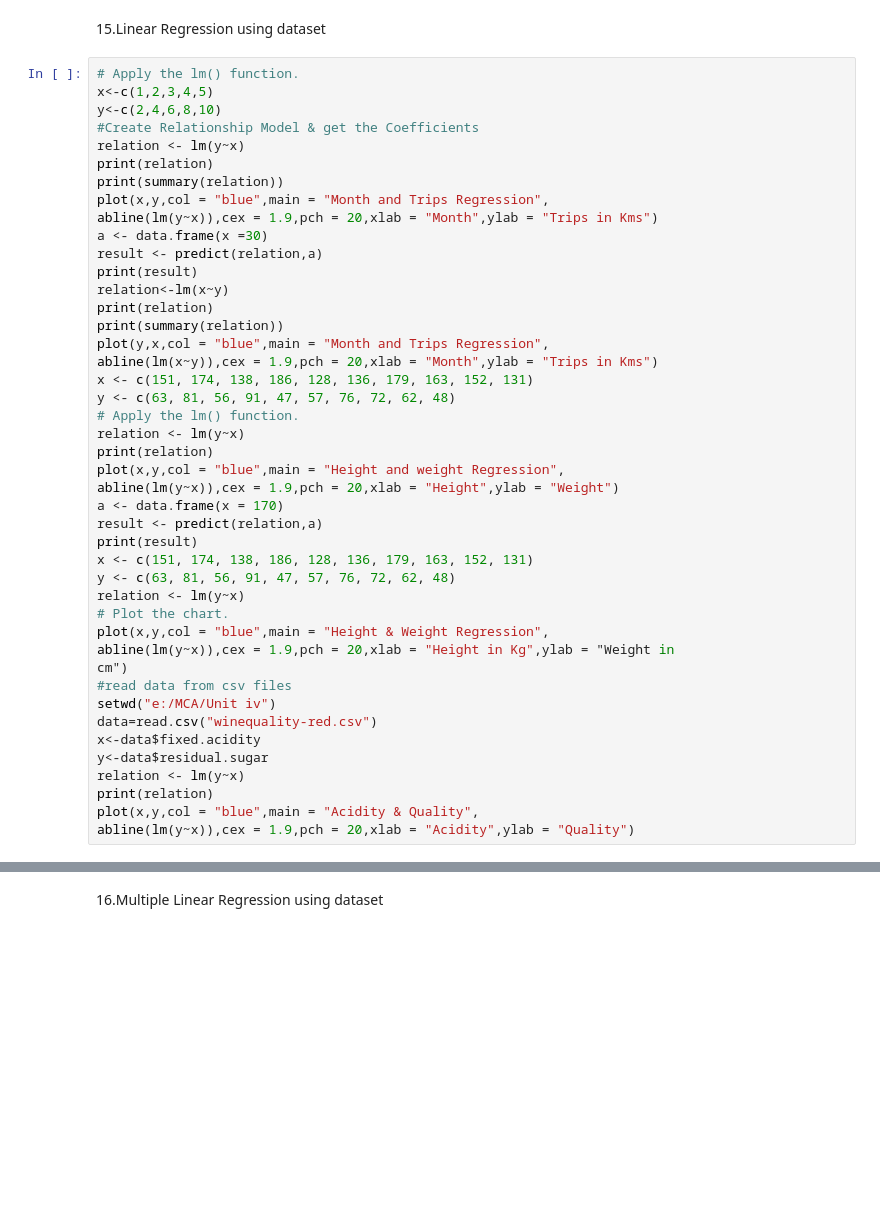
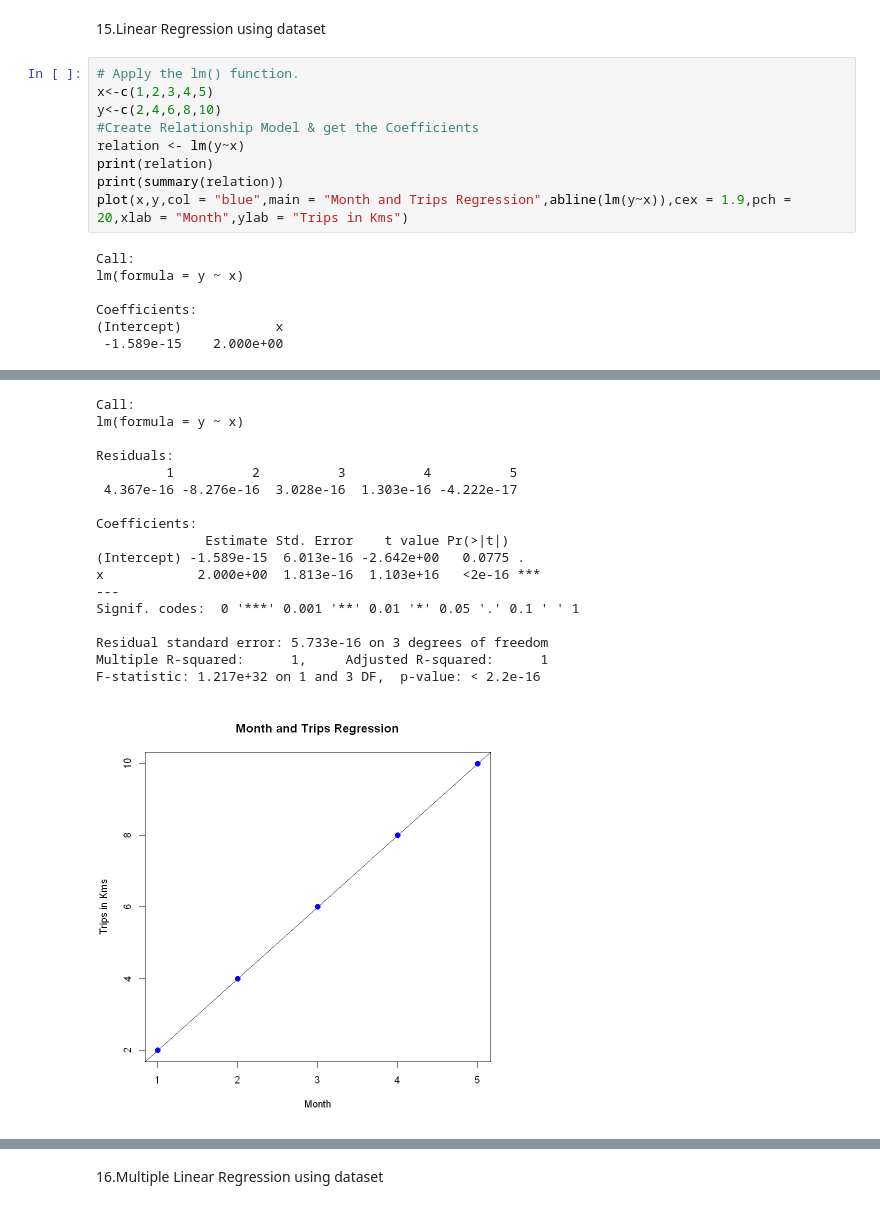
Before and after one commit to apggitsrmv/DataScience_R_Lab, a Jupyter notebook: Lab/Lab Submit/11-19.ipynb, the cells around one changed output, grey strips where cells are left out. Saved outputs shown, nothing was run; the diff lists cells and outputs as text; blank space fills up the shorter version.

```diff
--- a/Lab/Lab Submit/11-19.ipynb
+++ b/Lab/Lab Submit/11-19.ipynb
@@ -152,46 +239,18 @@ print(paste("Mathematical method Correlation coefficient (r):", r))
 # %% [markdown]
 15.Linear Regression using dataset
-# %%
-# Apply the lm() function.
-x<-c(1,2,3,4,5)
-y<-c(2,4,6,8,10)
-#Create Relationship Model & get the Coefficients
-relation <- lm(y~x)
-print(relation)
-print(summary(relation))
-plot(x,y,col = "blue",main = "Month and Trips Regression",
-abline(lm(y~x)),cex = 1.9,pch = 20,xlab = "Month",ylab = "Trips in Kms")
-a <- data.frame(x =30)
-result <- predict(relation,a)
-print(result)
-relation<-lm(x~y)
-print(relation)
-print(summary(relation))
-plot(y,x,col = "blue",main = "Month and Trips Regression",
-abline(lm(x~y)),cex = 1.9,pch = 20,xlab = "Month",ylab = "Trips in Kms")
-x <- c(151, 174, 138, 186, 128, 136, 179, 163, 152, 131)
-y <- c(63, 81, 56, 91, 47, 57, 76, 72, 62, 48)
-# Apply the lm() function.
-relation <- lm(y~x)
-print(relation)
-plot(x,y,col = "blue",main = "Height and weight Regression",
-abline(lm(y~x)),cex = 1.9,pch = 20,xlab = "Height",ylab = "Weight")
-a <- data.frame(x = 170)
-result <- predict(relation,a)
-print(result)
-x <- c(151, 174, 138, 186, 128, 136, 179, 163, 152, 131)
-y <- c(63, 81, 56, 91, 47, 57, 76, 72, 62, 48)
-relation <- lm(y~x)
-# Plot the chart.
-plot(x,y,col = "blue",main = "Height & Weight Regression",
-abline(lm(y~x)),cex = 1.9,pch = 20,xlab = "Height in Kg",ylab = "Weight in
-cm")
-#read data from csv files
-setwd("e:/MCA/Unit iv")
-data=read.csv("winequality-red.csv")
-x<-data$fixed.acidity
-y<-data$residual.sugar
-relation <- lm(y~x)
-print(relation)
-plot(x,y,col = "blue",main = "Acidity & Quality",
-abline(lm(y~x)),cex = 1.9,pch = 20,xlab = "Acidity",ylab = "Quality")
+# %%
+# Apply the lm() function.
+x<-c(1,2,3,4,5)
+y<-c(2,4,6,8,10)
+#Create Relationship Model & get the Coefficients
+relation <- lm(y~x)
+print(relation)
+print(summary(relation))
+plot(x,y,col = "blue",main = "Month and Trips Regression",abline(lm(y~x)),cex = 1.9,pch = 20,xlab = "Month",ylab = "Trips in Kms")
+# %% [output]
+Call:
+lm(formula = y ~ x)
+
+Coefficients:
+(Intercept)            x
+ -1.589e-15    2.000e+00
@@ -197,0 +259,18 @@ abline(lm(y~x)),cex = 1.9,pch = 20,xlab = "Acidity",ylab = "Quality")
+Call:
+lm(formula = y ~ x)
+
+Residuals:
+         1          2          3          4          5
+ 4.367e-16 -8.276e-16  3.028e-16  1.303e-16 -4.222e-17
+
+Coefficients:
+              Estimate Std. Error    t value Pr(>|t|)
+(Intercept) -1.589e-15  6.013e-16 -2.642e+00   0.0775 .
+x            2.000e+00  1.813e-16  1.103e+16   <2e-16 ***
+---
+Signif. codes:  0 '***' 0.001 '**' 0.01 '*' 0.05 '.' 0.1 ' ' 1
+
+Residual standard error: 5.733e-16 on 3 degrees of freedom
+Multiple R-squared:      1,     Adjusted R-squared:      1
+F-statistic: 1.217e+32 on 1 and 3 DF,  p-value: < 2.2e-16
+[figure, added]
```
Also changed, not shown: parts of 17 cells of this notebook, 8 other files.
